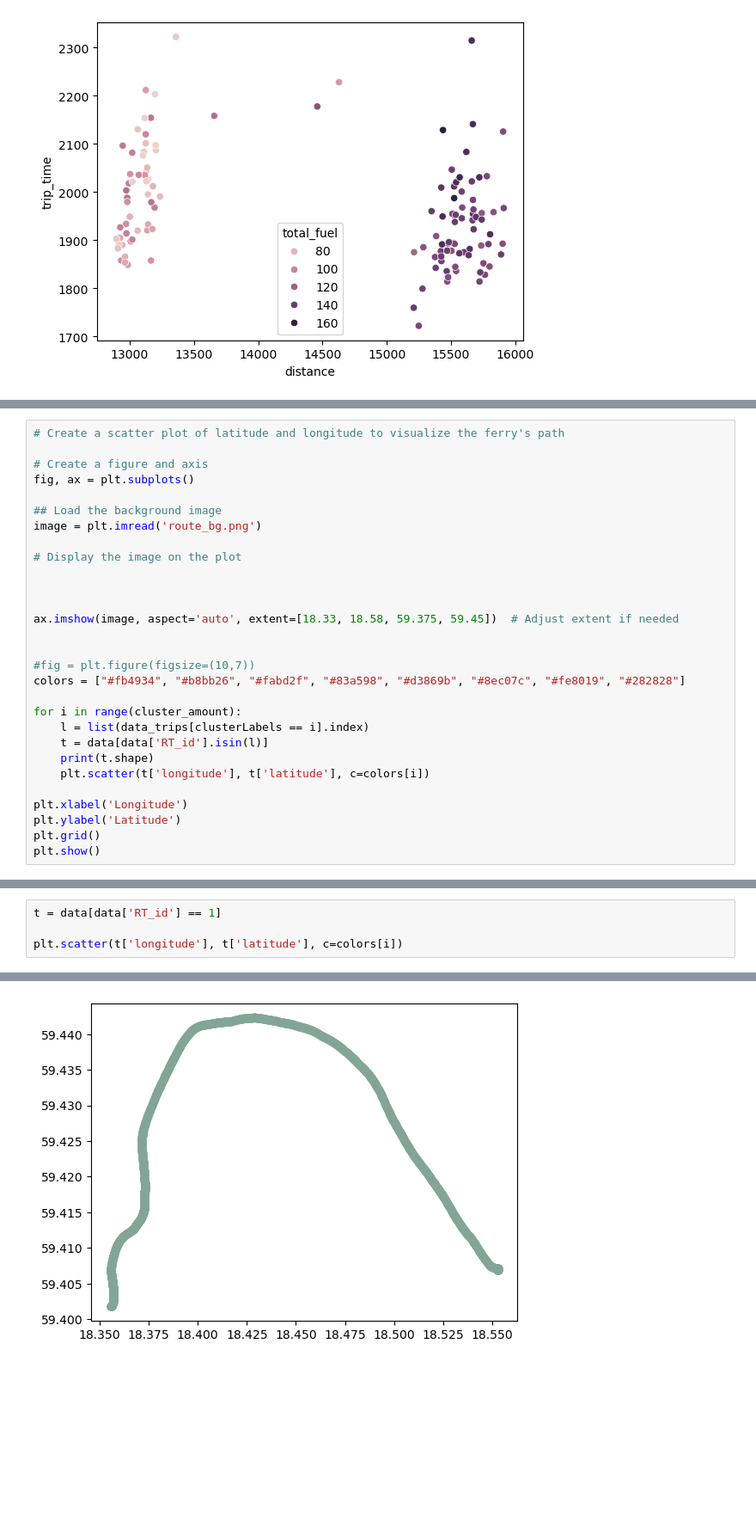
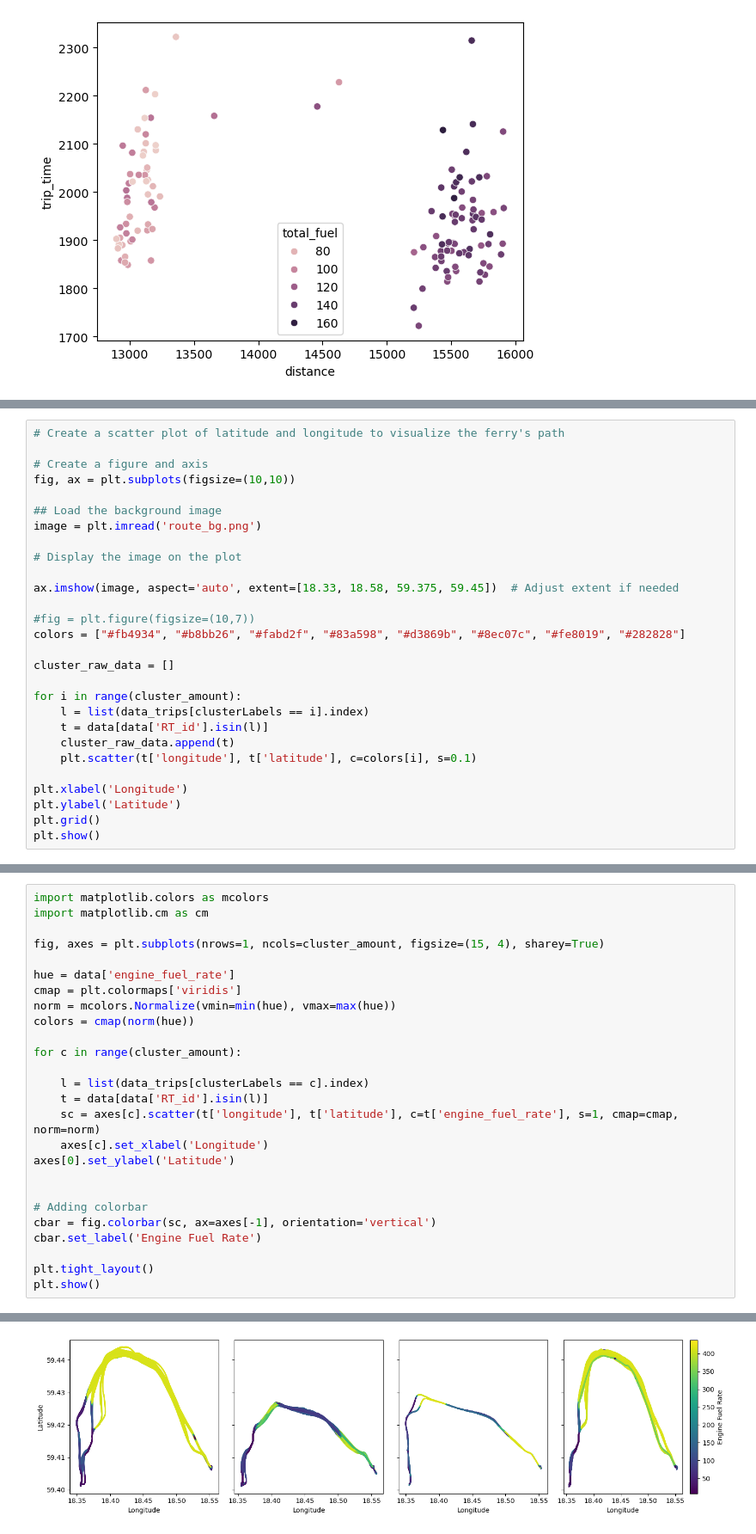
Before and after one commit to williamswe123/Datamining_Projekt, a Jupyter notebook: Economic_Path_Analysis.ipynb, the cells around one changed output, grey strips where cells are left out. Shown at 86% size. Drawn from its saved outputs; the diff is of its cells as text; blank space fills up the shorter version.

```diff
--- a/Economic_Path_Analysis.ipynb
+++ b/Economic_Path_Analysis.ipynb
@@ -107,26 +107,25 @@ for c in range(cluster_amount):
 # Create a scatter plot of latitude and longitude to visualize the ferry's path
 
 # Create a figure and axis
-fig, ax = plt.subplots()
+fig, ax = plt.subplots(figsize=(10,10))
 
 ## Load the background image
 image = plt.imread('route_bg.png')
 
 # Display the image on the plot
 
-
-
 ax.imshow(image, aspect='auto', extent=[18.33, 18.58, 59.375, 59.45])  # Adjust extent if needed
-
 
 #fig = plt.figure(figsize=(10,7))
 colors = ["#fb4934", "#b8bb26", "#fabd2f", "#83a598", "#d3869b", "#8ec07c", "#fe8019", "#282828"]
 
+cluster_raw_data = []
+
 for i in range(cluster_amount):
     l = list(data_trips[clusterLabels == i].index)
     t = data[data['RT_id'].isin(l)]
-    print(t.shape)
-    plt.scatter(t['longitude'], t['latitude'], c=colors[i])
+    cluster_raw_data.append(t)
+    plt.scatter(t['longitude'], t['latitude'], c=colors[i], s=0.1)
 
 plt.xlabel('Longitude')
 plt.ylabel('Latitude')
@@ -141,5 +136,27 @@ plt.show()
 # %%
-t = data[data['RT_id'] == 1]
+import matplotlib.colors as mcolors
+import matplotlib.cm as cm
 
-plt.scatter(t['longitude'], t['latitude'], c=colors[i])
+fig, axes = plt.subplots(nrows=1, ncols=cluster_amount, figsize=(15, 4), sharey=True)
+
+hue = data['engine_fuel_rate']
+cmap = plt.colormaps['viridis']
+norm = mcolors.Normalize(vmin=min(hue), vmax=max(hue))
+colors = cmap(norm(hue))
+
+for c in range(cluster_amount):
+
+    l = list(data_trips[clusterLabels == c].index)
+    t = data[data['RT_id'].isin(l)]
+    sc = axes[c].scatter(t['longitude'], t['latitude'], c=t['engine_fuel_rate'], s=1, cmap=cmap, norm=norm)
+    axes[c].set_xlabel('Longitude')
+axes[0].set_ylabel('Latitude')
+
+
+# Adding colorbar
+cbar = fig.colorbar(sc, ax=axes[-1], orientation='vertical')
+cbar.set_label('Engine Fuel Rate')
+
+plt.tight_layout()
+plt.show()
 # %% [output]
@@ -147 +163 @@ plt.scatter(t['longitude'], t['latitude'], c=colors[i])
-[figure, old version]
+[figure, new version]
```
Also changed, not shown: parts of 5 cells of this notebook.
